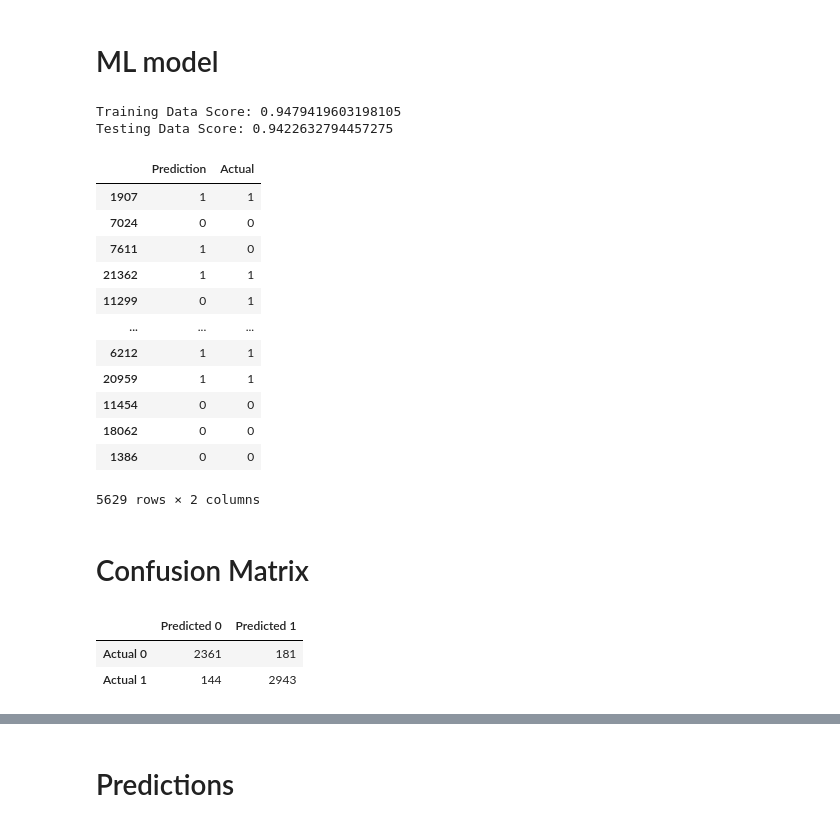
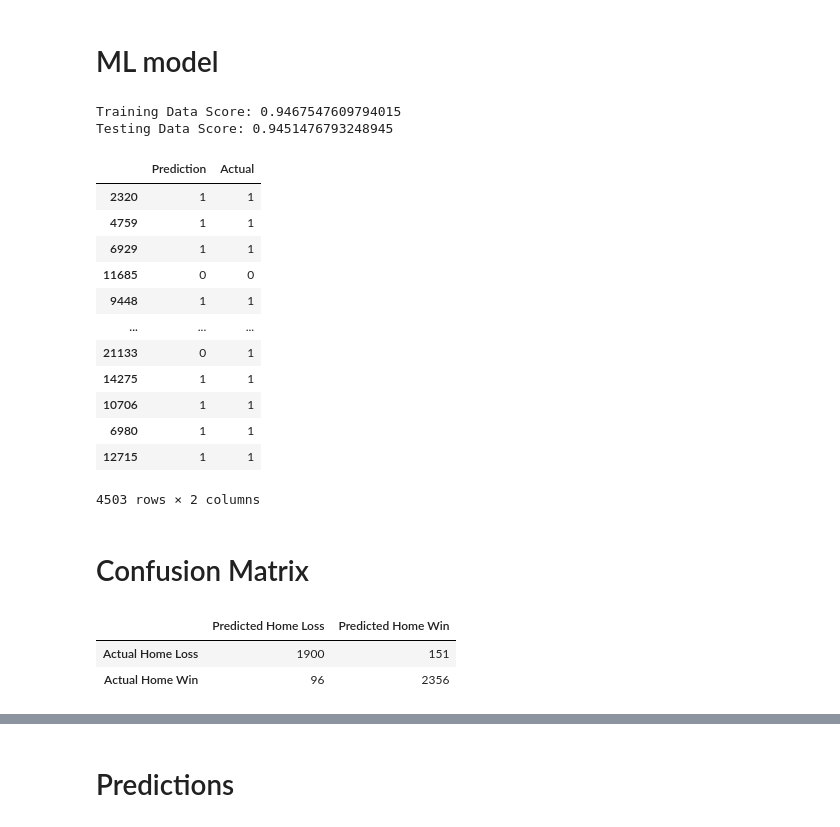
Before and after one commit to fenwayb/NHLMatchupCalculator, a Jupyter notebook: SegmentThree_ML_model.ipynb, the cells around one changed output, grey strips where cells are left out. Cells and saved outputs as stored; diff of their text form; code cells hidden in the pictures.

```diff
--- a/SegmentThree_ML_model.ipynb
+++ b/SegmentThree_ML_model.ipynb
@@ -219,82 +103,67 @@ Name: won_home, Length: 5629, dtype: int32
 # %% [markdown]
 # Scaler Implementation
 # %%
-# Placeholder for any scaler implementation
+# Placeholder for any scaler implementation NONE USED FOR IMPLEMENTED MODEL
 # Scale the dataset using MinMaxScaler()
-# X_scaled = MinMaxScaler().fit_transform(X)
+scaler = MinMaxScaler()
+X_scaled = MinMaxScaler().fit_transform(X)
+X_scaled = pd.DataFrame(X_scaled, columns = X.columns)
 
 # Scale the dataset using StandardScaler()
 # X_scaled = StandardScaler().fit_transform(X)
 
-# X_train_scaled, X_test_scaled, y_train, y_test = train_test_split(X_scaled, y,stratify=None, test_size=0.15)
-# X_scaled
+X_train_scaled, X_test_scaled, y_train, y_test = train_test_split(X_scaled, y,stratify=None, test_size=0.20)
 # %% [markdown]
 # ML model
 # %%
 # LogisticRegression model, predicting a 1 or 0 outcome
 classifier = LogisticRegression()
 classifier
 
-classifier.fit(X_train, y_train)
+classifier.fit(X_train_scaled, y_train)
 # classifier.fit(X_train_scaled, y_train)
 
-print(f"Training Data Score: {classifier.score(X_train, y_train)}")
-print(f"Testing Data Score: {classifier.score(X_test, y_test)}")
+print(f"Training Data Score: {classifier.score(X_train_scaled, y_train)}")
+print(f"Testing Data Score: {classifier.score(X_test_scaled, y_test)}")
 
 # print(f"Training Data Score: {classifier.score(X_train_scaled, y_train)}")
 # print(f"Testing Data Score: {classifier.score(X_test_scaled, y_test)}")
 
-predictions = classifier.predict(X_test)
+predictions = classifier.predict(X_test_scaled)
 pd.DataFrame({"Prediction": predictions, "Actual": y_test})
-
-# Tesing the non-negative least squares if db allows
-# model = LinearRegression(positive=True)
-
-# # Fit the model to the training data, and calculate the scores for the training and testing data.
-# model.fit(X_train, y_train)
-# y_pred = model.fit(X_train,y_train).predict(X_test)
-# y_pred = model.predict(X_test)
-
-# training_score = model.score(X_train, y_train)
-# testing_score = model.score(X_test, y_test)
-# r2_score_model = r2_score(y_test,y_pred)
-
-# print(f"Training Score: {training_score}")
-# print(f"Testing Score: {testing_score}")
-# print(f"R2 score", r2_score_model)
 # %% [output]
-Training Data Score: 0.9479419603198105
-Testing Data Score: 0.9422632794457275
+Training Data Score: 0.9467547609794015
+Testing Data Score: 0.9451476793248945
 |  | Prediction | Actual |
-| 1907 | 1 | 1 |
-| 7024 | 0 | 0 |
-| 7611 | 1 | 0 |
-| 21362 | 1 | 1 |
-| 11299 | 0 | 1 |
+| 2320 | 1 | 1 |
+| 4759 | 1 | 1 |
+| 6929 | 1 | 1 |
+| 11685 | 0 | 0 |
+| 9448 | 1 | 1 |
 | ... | ... | ... |
-| 6212 | 1 | 1 |
-| 20959 | 1 | 1 |
-| 11454 | 0 | 0 |
-| 18062 | 0 | 0 |
-| 1386 | 0 | 0 |
+| 21133 | 0 | 1 |
+| 14275 | 1 | 1 |
+| 10706 | 1 | 1 |
+| 6980 | 1 | 1 |
+| 12715 | 1 | 1 |
-5629 rows × 2 columns
+4503 rows × 2 columns
 # %% [markdown]
 # Confusion Matrix
 # %%
 # Setup confusion matrix to show test outcomes vs predicted
 y_true = y_test
-y_pred = classifier.predict(X_test)
+y_pred = classifier.predict(X_test_scaled)
 cm = confusion_matrix(y_true, y_pred)
 
 # Create a DataFrame from the confusion matrix.
 cm_df = pd.DataFrame(
-    cm, index=["Actual 0", "Actual 1"], columns=["Predicted 0", "Predicted 1"])
+    cm, index=["Actual Home Loss", "Actual Home Win"], columns=["Predicted Home Loss", "Predicted Home Win"])
 
 cm_df
 # %% [output]
-|  | Predicted 0 | Predicted 1 |
-| Actual 0 | 2361 | 181 |
-| Actual 1 | 144 | 2943 |
+|  | Predicted Home Loss | Predicted Home Win |
+| Actual Home Loss | 1900 | 151 |
+| Actual Home Win | 96 | 2356 |
 # %%
 # Calculate ML model accuracy
 tn, fp, fn, tp = confusion_matrix(y_true, y_pred).ravel()
```
Also changed, not shown: parts of 33 cells of this notebook, 1 other file.
